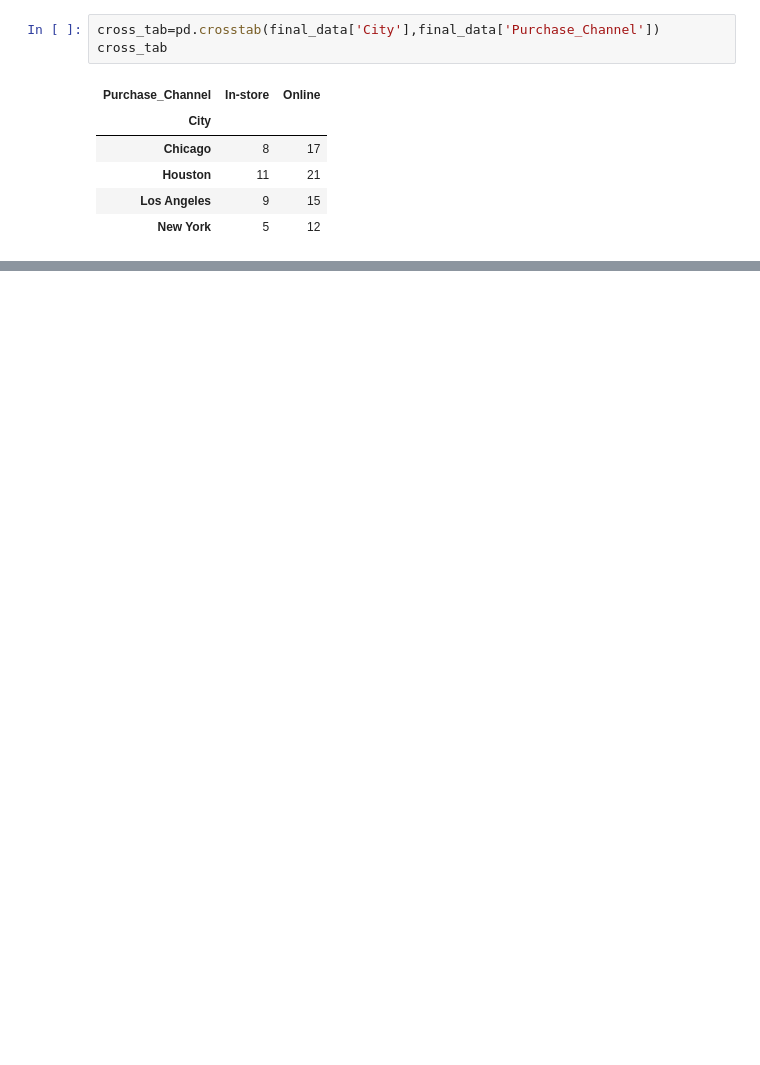
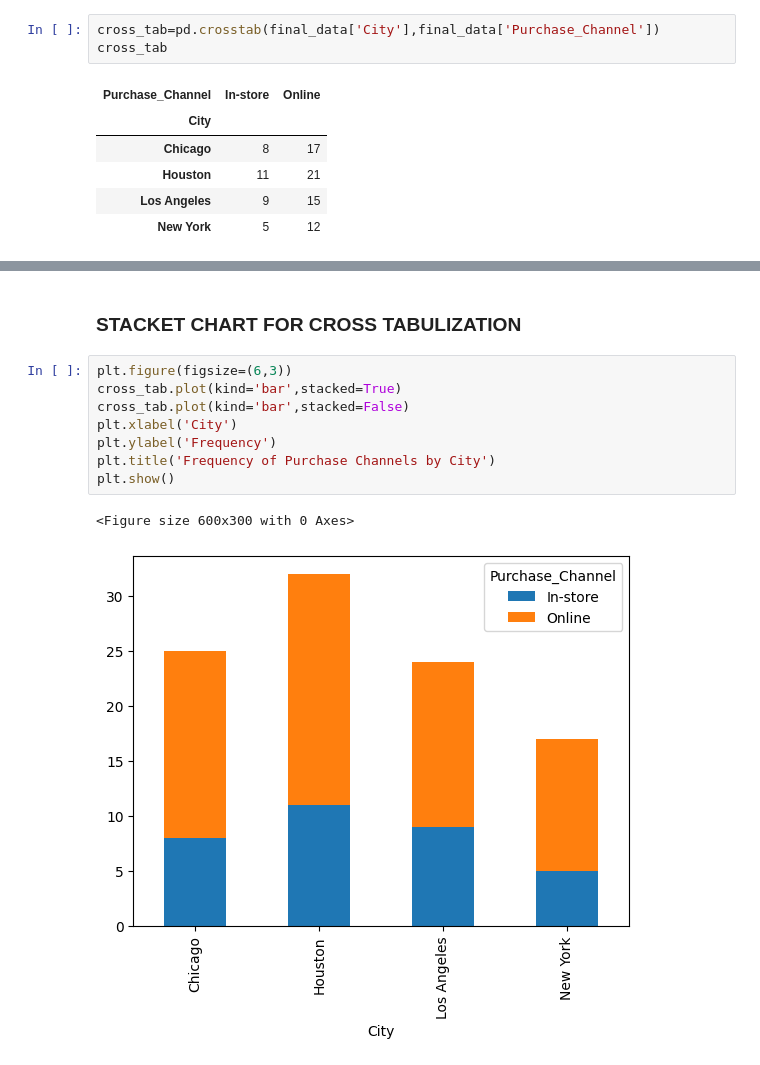
Before and after one commit to ABBAS-37405/PYTHON-AND-DATA-SCIENCE, a Jupyter notebook: dataclean.ipynb, the cells around one changed output, grey strips where cells are left out. Drawn from its saved outputs; the diff is of its cells as text; blank space fills up the shorter version.

```diff
--- a/dataclean.ipynb
+++ b/dataclean.ipynb
@@ -481,0 +509,13 @@ cross_tab
+# %% [markdown]
+### STACKET CHART FOR CROSS TABULIZATION
+# %%
+plt.figure(figsize=(6,3))
+cross_tab.plot(kind='bar',stacked=True)
+cross_tab.plot(kind='bar',stacked=False)
+plt.xlabel('City')
+plt.ylabel('Frequency')
+plt.title('Frequency of Purchase Channels by City')
+plt.show()
+# %% [output]
+<Figure size 600x300 with 0 Axes>
+[figure, added]
```
Also changed, not shown: parts of 9 cells of this notebook.
